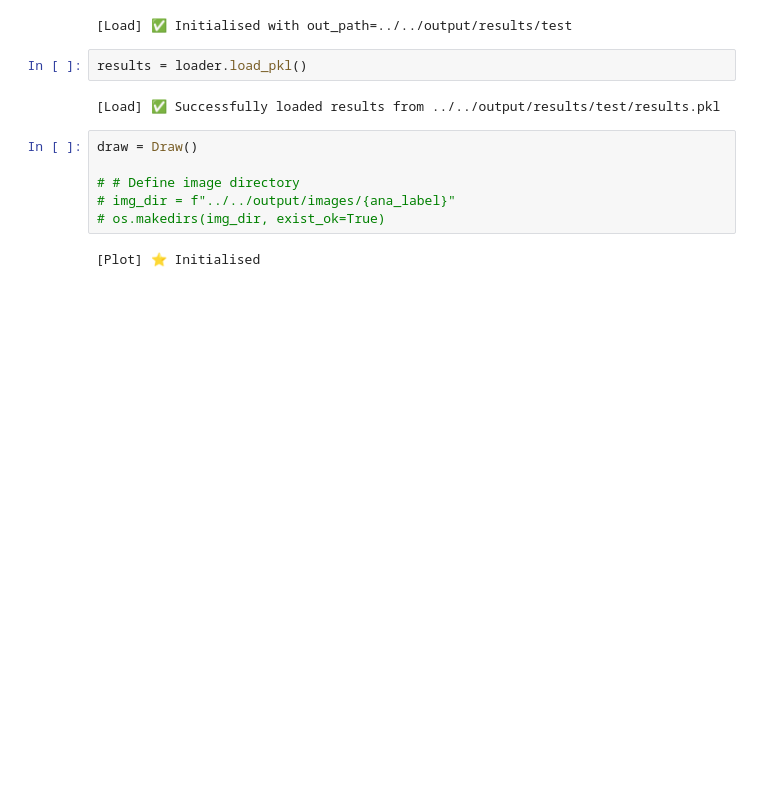
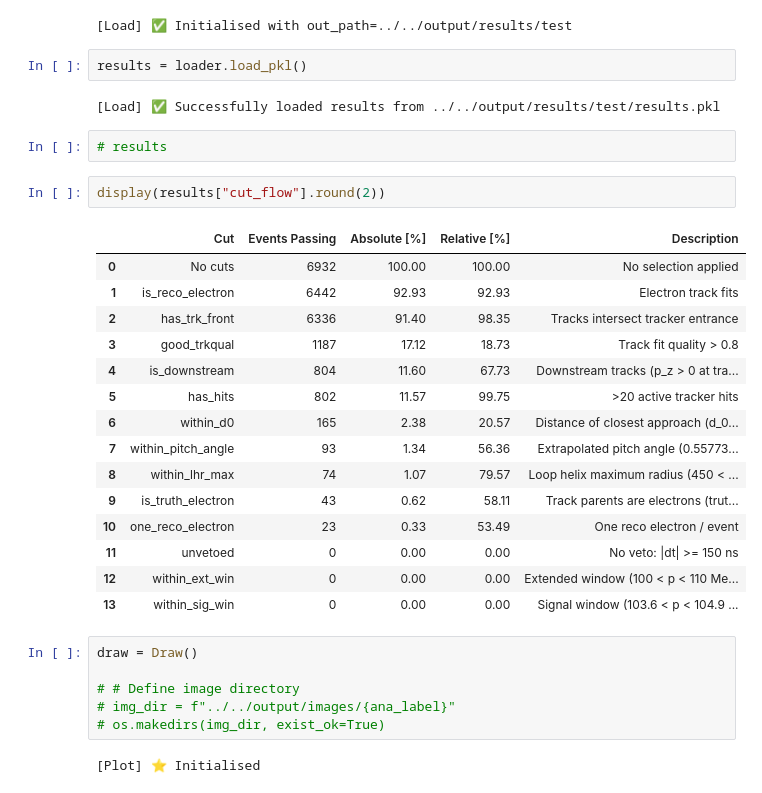
Before and after one commit to sam-grant/mu2e-cosmic, a Jupyter notebook: notebooks/ana/dev_draw.ipynb, the cells around one changed output. Saved outputs shown, nothing was run; the diff lists cells and outputs as text; blank space fills up the shorter version.

```diff
--- a/notebooks/ana/dev_draw.ipynb
+++ b/notebooks/ana/dev_draw.ipynb
@@ -24,6 +24,26 @@ loader = Load(
 results = loader.load_pkl()
 # %% [output]
 [Load] ✅ Successfully loaded results from ../../output/results/test/results.pkl
+# %%
+# results
+# %%
+display(results["cut_flow"].round(2))
+# %% [output]
+|  | Cut | Events Passing | Absolute [%] | Relative [%] | Description |
+| 0 | No cuts | 6932 | 100.00 | 100.00 | No selection applied |
+| 1 | is_reco_electron | 6442 | 92.93 | 92.93 | Electron track fits |
+| 2 | has_trk_front | 6336 | 91.40 | 98.35 | Tracks intersect tracker entrance |
+| 3 | good_trkqual | 1187 | 17.12 | 18.73 | Track fit quality > 0.8 |
+| 4 | is_downstream | 804 | 11.60 | 67.73 | Downstream tracks (p_z > 0 at tra... |
+| 5 | has_hits | 802 | 11.57 | 99.75 | >20 active tracker hits |
+| 6 | within_d0 | 165 | 2.38 | 20.57 | Distance of closest approach (d_0... |
+| 7 | within_pitch_angle | 93 | 1.34 | 56.36 | Extrapolated pitch angle (0.55773... |
+| 8 | within_lhr_max | 74 | 1.07 | 79.57 | Loop helix maximum radius (450 < ... |
+| 9 | is_truth_electron | 43 | 0.62 | 58.11 | Track parents are electrons (trut... |
+| 10 | one_reco_electron | 23 | 0.33 | 53.49 | One reco electron / event |
+| 11 | unvetoed | 0 | 0.00 | 0.00 | No veto: |dt| >= 150 ns |
+| 12 | within_ext_win | 0 | 0.00 | 0.00 | Extended window (100 < p < 110 Me... |
+| 13 | within_sig_win | 0 | 0.00 | 0.00 | Signal window (103.6 < p < 104.9 ... |
 # %%
 draw = Draw()
 
```
Also changed, not shown: parts of 5 cells of this notebook, 5 other files.
